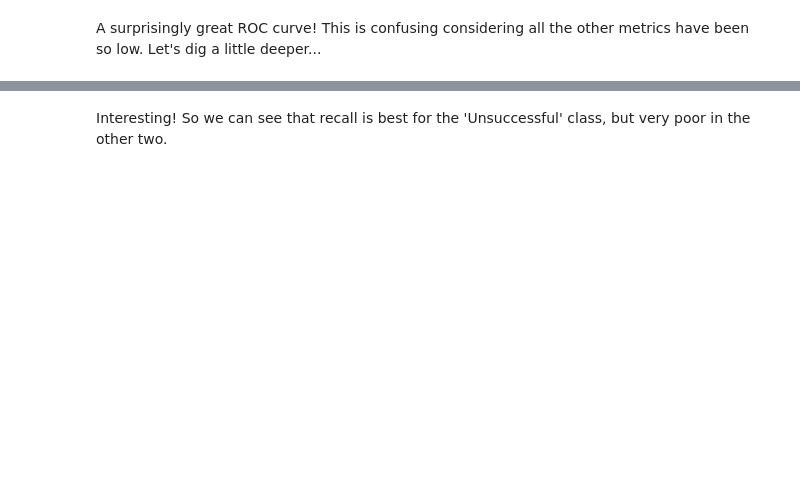
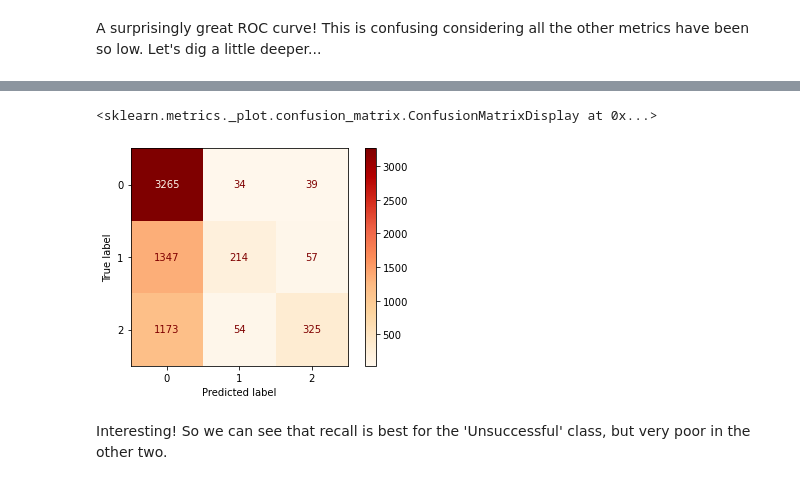
Before and after one commit to drrausch/dsc-phase-3-project, a Jupyter notebook: Third&Fourth_Model_Applying_SMOTE&OneVsRest.ipynb, the cells around one changed output, grey strips where cells are left out. Saved outputs shown, nothing was run; the diff lists cells and outputs as text; code cells hidden in the pictures; blank space fills up the shorter version.

```diff
--- a/Third&Fourth_Model_Applying_SMOTE&OneVsRest.ipynb
+++ b/Third&Fourth_Model_Applying_SMOTE&OneVsRest.ipynb
@@ -133,3 +137,13 @@ weighted avg      0.627     0.637     0.615      6508
+# %%
+y_test_unb = lb.inverse_transform(y_test)
+y_hat_unb = lb.inverse_transform(y_hat)
+
+disp = ConfusionMatrixDisplay(confusion_matrix(y_test_unb.argmax(axis = 1),
+                                                   y_hat_unb.argmax(axis=1)))
+disp.plot(cmap ='OrRd')
+# %% [output]
+<sklearn.metrics._plot.confusion_matrix.ConfusionMatrixDisplay at 0x...>
+[figure, added]
 # %% [markdown]
 Interesting! So we can see that recall is best for the 'Unsuccessful' class, but very poor in the other two.
 # %%
```
Also changed, not shown: parts of 10 cells of this notebook, 12 other files.
